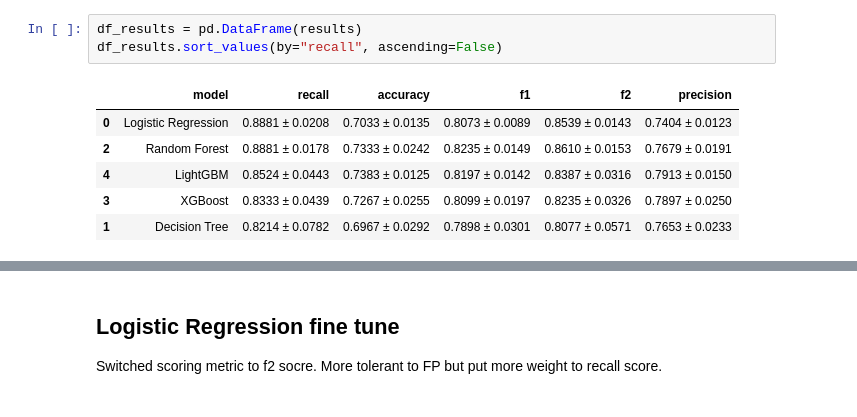
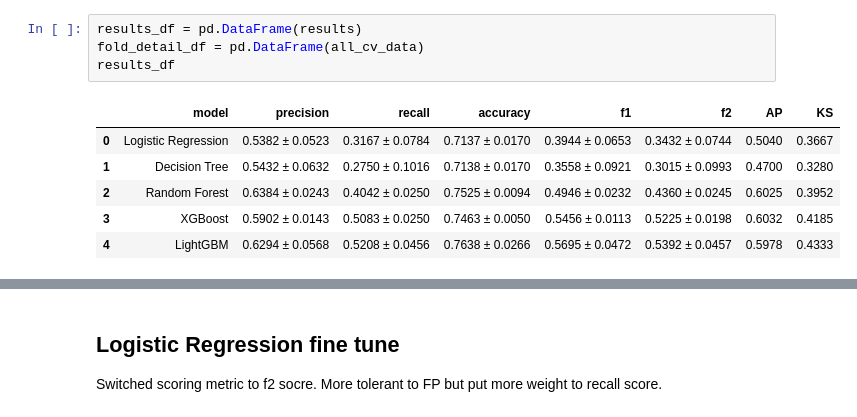
Before and after one commit to gracez-20/credit_risk_predictor, a Jupyter notebook: notebooks/2_modeling_pipeline.ipynb, the cells around one changed output, grey strips where cells are left out. Drawn from its saved outputs; the diff is of its cells as text.

```diff
--- a/notebooks/2_modeling_pipeline.ipynb
+++ b/notebooks/2_modeling_pipeline.ipynb
@@ -168,10 +292,11 @@ And if memory is not enough, you can set `force_col_wise=true`.
-# %%
-df_results = pd.DataFrame(results)
-df_results.sort_values(by="recall", ascending=False)
-# %% [output]
-|  | model | recall | accuracy | f1 | f2 | precision |
-| 0 | Logistic Regression | 0.8881 ± 0.0208 | 0.7033 ± 0.0135 | 0.8073 ± 0.0089 | 0.8539 ± 0.0143 | 0.7404 ± 0.0123 |
-| 2 | Random Forest | 0.8881 ± 0.0178 | 0.7333 ± 0.0242 | 0.8235 ± 0.0149 | 0.8610 ± 0.0153 | 0.7679 ± 0.0191 |
-| 4 | LightGBM | 0.8524 ± 0.0443 | 0.7383 ± 0.0125 | 0.8197 ± 0.0142 | 0.8387 ± 0.0316 | 0.7913 ± 0.0150 |
-| 3 | XGBoost | 0.8333 ± 0.0439 | 0.7267 ± 0.0255 | 0.8099 ± 0.0197 | 0.8235 ± 0.0326 | 0.7897 ± 0.0250 |
-| 1 | Decision Tree | 0.8214 ± 0.0782 | 0.6967 ± 0.0292 | 0.7898 ± 0.0301 | 0.8077 ± 0.0571 | 0.7653 ± 0.0233 |
+# %%
+results_df = pd.DataFrame(results)
+fold_detail_df = pd.DataFrame(all_cv_data)
+results_df
+# %% [output]
+|  | model | precision | recall | accuracy | f1 | f2 | AP | KS |
+| 0 | Logistic Regression | 0.5382 ± 0.0523 | 0.3167 ± 0.0784 | 0.7137 ± 0.0170 | 0.3944 ± 0.0653 | 0.3432 ± 0.0744 | 0.5040 | 0.3667 |
+| 1 | Decision Tree | 0.5432 ± 0.0632 | 0.2750 ± 0.1016 | 0.7138 ± 0.0170 | 0.3558 ± 0.0921 | 0.3015 ± 0.0993 | 0.4700 | 0.3280 |
+| 2 | Random Forest | 0.6384 ± 0.0243 | 0.4042 ± 0.0250 | 0.7525 ± 0.0094 | 0.4946 ± 0.0232 | 0.4360 ± 0.0245 | 0.6025 | 0.3952 |
+| 3 | XGBoost | 0.5902 ± 0.0143 | 0.5083 ± 0.0250 | 0.7463 ± 0.0050 | 0.5456 ± 0.0113 | 0.5225 ± 0.0198 | 0.6032 | 0.4185 |
+| 4 | LightGBM | 0.6294 ± 0.0568 | 0.5208 ± 0.0456 | 0.7638 ± 0.0266 | 0.5695 ± 0.0472 | 0.5392 ± 0.0457 | 0.5978 | 0.4333 |
```
Also changed, not shown: parts of 6 cells of this notebook, 1 other file.
